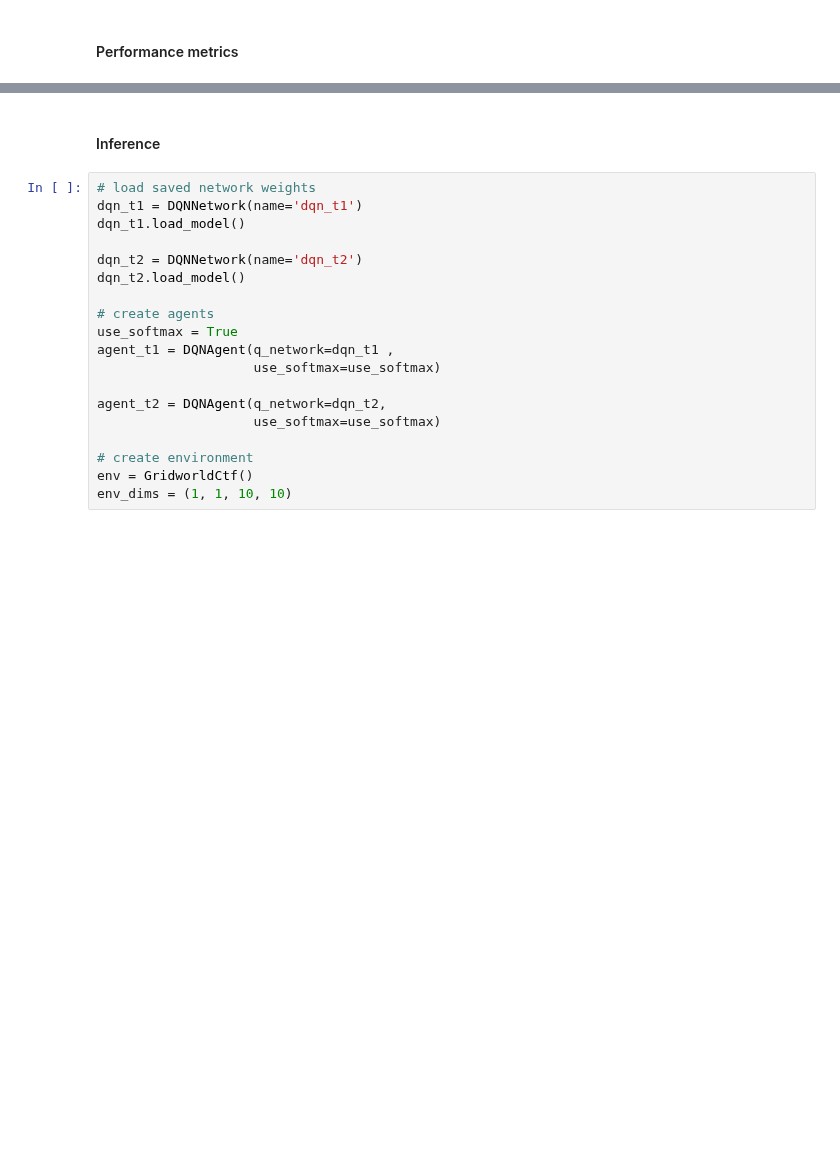
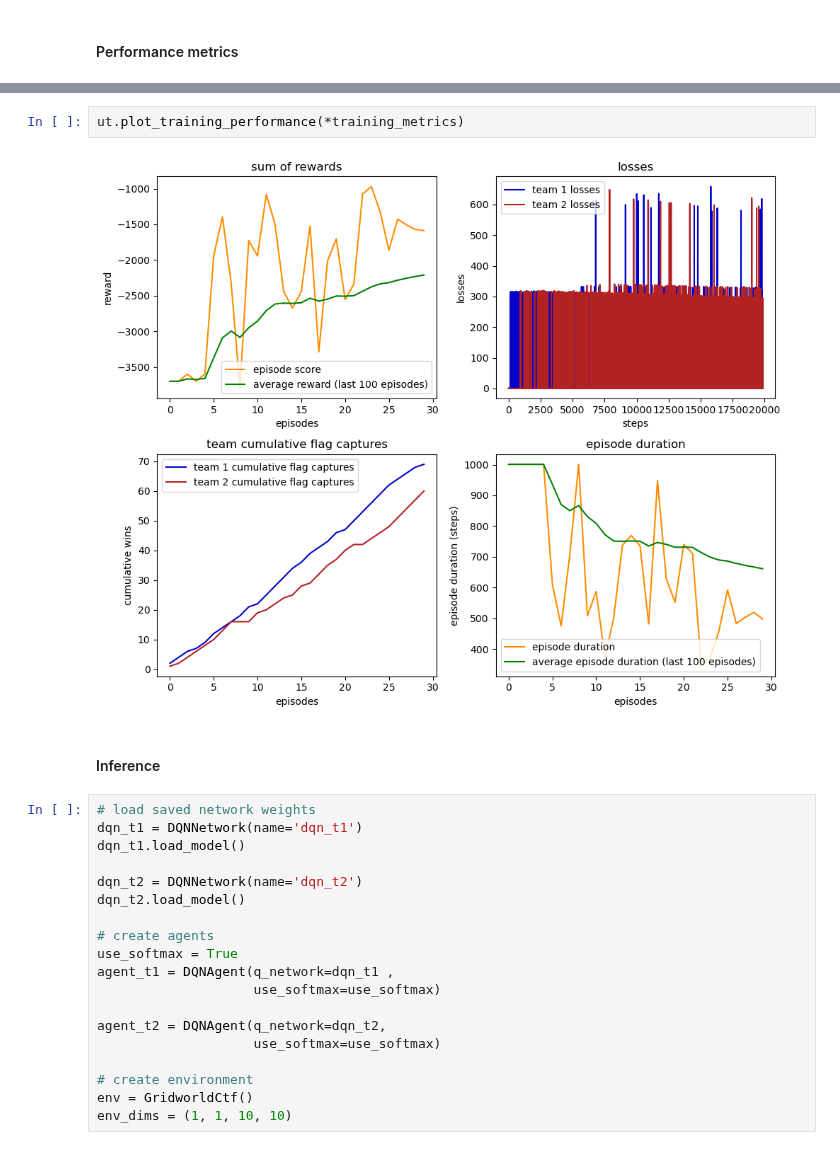
Before and after one commit to g-nightingale/marl-ctf-development, a Jupyter notebook: mvp_environment/mvp_env.ipynb, the cells around one changed output, grey strips where cells are left out. Drawn from its saved outputs; the diff is of its cells as text; blank space fills up the shorter version.

Commit message:
Create separate script for agent training. Create performance metrics function@

```diff
--- a/mvp_environment/mvp_env.ipynb
+++ b/mvp_environment/mvp_env.ipynb
@@ -241,3 +105,7 @@ plt.show()
+# %%
+ut.plot_training_performance(*training_metrics)
+# %% [output]
+[figure, added]
 # %% [markdown]
 #### Inference
 # %%
```
Also changed, not shown: parts of 9 cells of this notebook, 7 other files.
